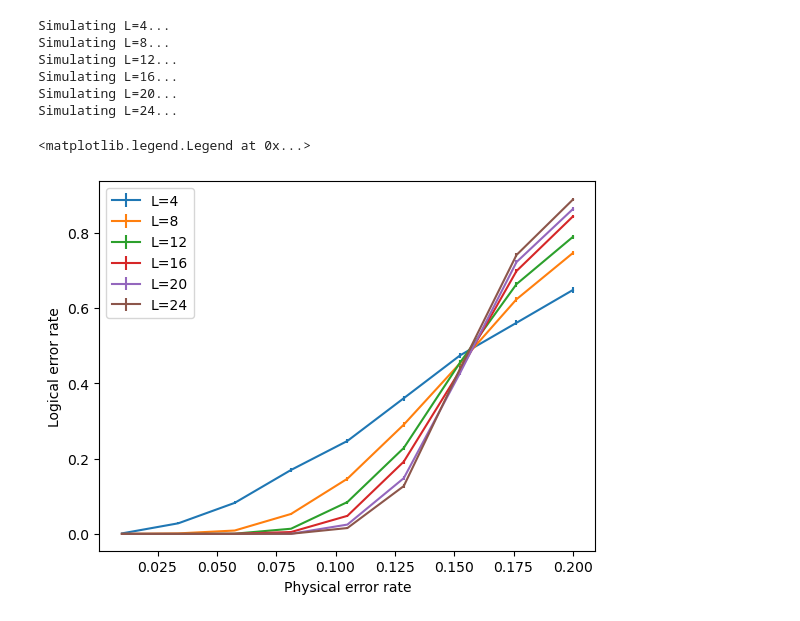
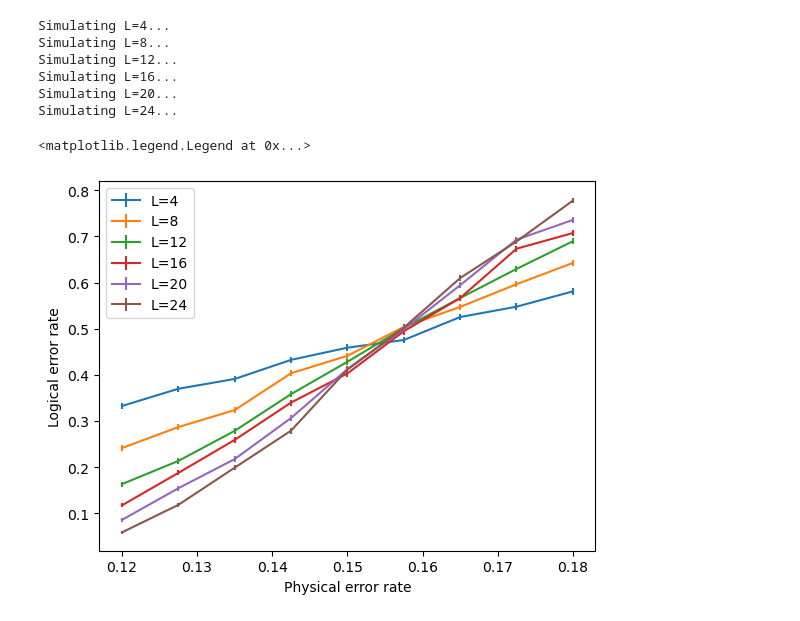
Before and after one commit to sajantanand/BP-Loop-Decoding, a Jupyter notebook: decoder/test_MWPM.ipynb, the cells around one changed output. Saved outputs shown, nothing was run; the diff lists cells and outputs as text; code cells hidden in the pictures.

```diff
--- a/decoder/test_MWPM.ipynb
+++ b/decoder/test_MWPM.ipynb
@@ -147,7 +220,7 @@ np.int64(27965)
 # %%
 num_shots = 5000
 Ls = range(4,26,4)
-ps = np.linspace(0.01, 0.2, 9)
+ps = np.linspace(0.12, 0.18, 9)
 np.random.seed(2)
 log_errors_all_L = []
 for L in Ls:
@@ -168,14 +241,16 @@ Simulating L=12...
 Simulating L=16...
 Simulating L=20...
 Simulating L=24...
-# %%
-plt.figure()
-for L, logical_errors in zip(Ls, log_errors_all_L):
-    std_err = (logical_errors*(1-logical_errors)/num_shots)**0.5
-    plt.errorbar(ps, logical_errors, yerr=std_err, label="L={}".format(L))
-plt.xlabel("Physical error rate")
-plt.ylabel("Logical error rate")
-plt.legend(loc=0)
-# %% [output]
-<matplotlib.legend.Legend at 0x...>
-[figure, removed]
+# %%
+plt.figure()
+std_err_all = []
+for L, logical_errors in zip(Ls, log_errors_all_L):
+    std_err = (logical_errors*(1-logical_errors)/num_shots)**0.5
+    std_err_all.append(std_err)
+    plt.errorbar(ps, logical_errors, yerr=std_err, label="L={}".format(L))
+plt.xlabel("Physical error rate")
+plt.ylabel("Logical error rate")
+plt.legend(loc=0)
+# %% [output]
+<matplotlib.legend.Legend at 0x...>
+[figure, added]
```
Also changed, not shown: parts of 24 cells of this notebook, 1 other file.
